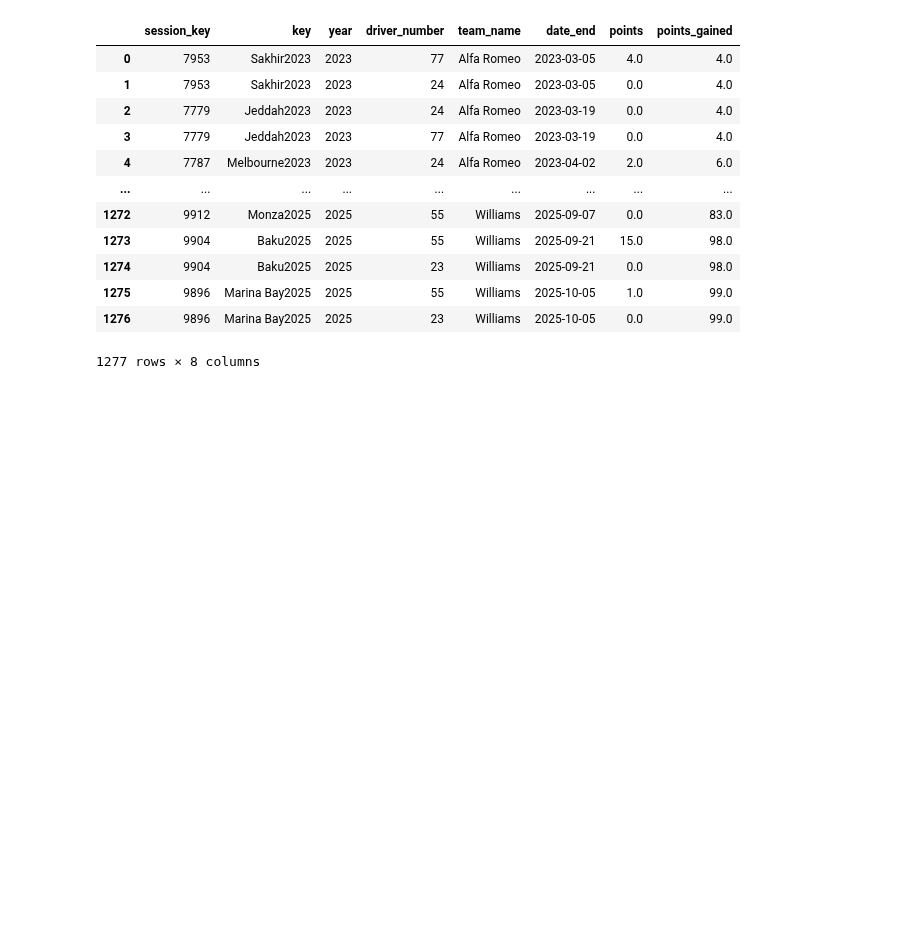
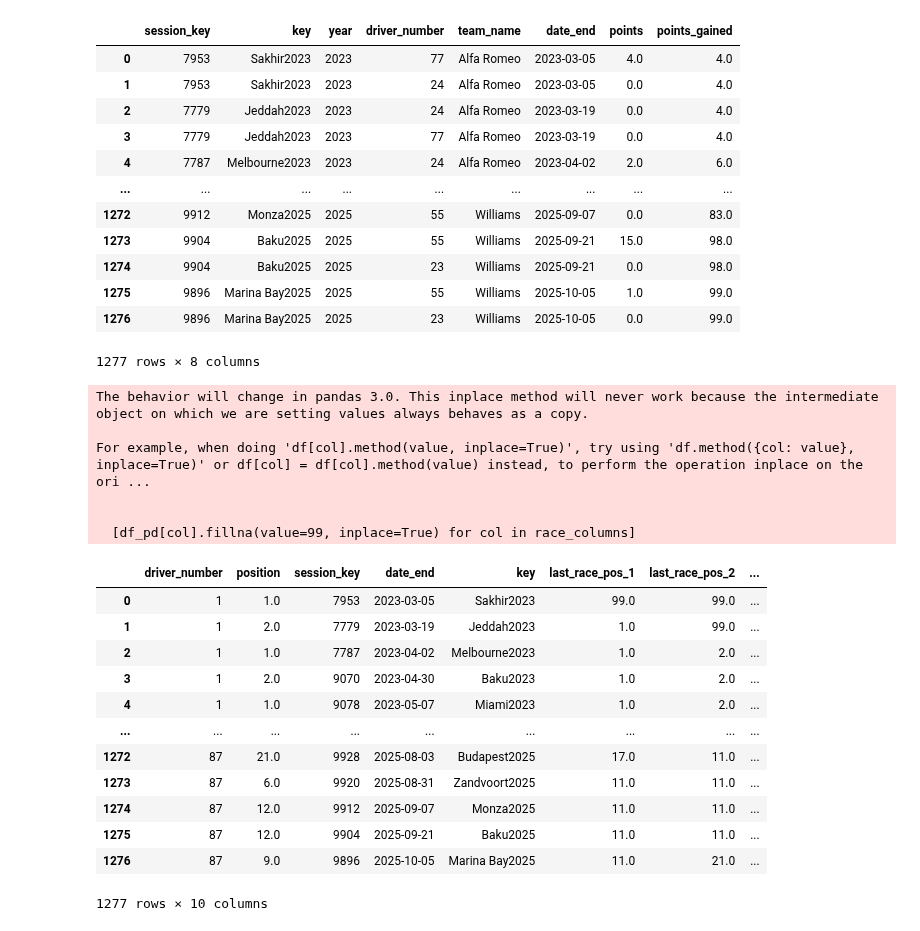
Before and after one commit to Grzegosh/Portfolio, a Jupyter notebook: F1/exploration.ipynb, the cells around one changed output. Drawn from its saved outputs; the diff is of its cells as text; code cells hidden in the pictures; blank space fills up the shorter version.

Commit message:
added possibility to calculate avg and std from last races

```diff
--- a/F1/exploration.ipynb
+++ b/F1/exploration.ipynb
@@ -172,3 +172,25 @@ DATAAGGREGATOR.get_racer_team_points(racer_team="team")
 | 1275 | 9896 | Marina Bay2025 | 2025 | 55 | Williams | 2025-10-05 | 1.0 | 99.0 |
 | 1276 | 9896 | Marina Bay2025 | 2025 | 23 | Williams | 2025-10-05 | 0.0 | 99.0 |
 1277 rows × 8 columns
+# %%
+DATAAGGREGATOR.get_last_races_result(n_races=5, race_type="Race", measure="position")
+# %% [output]
+The behavior will change in pandas 3.0. This inplace method will never work because the intermediate object on which we are setting values always behaves as a copy.
+
+For example, when doing 'df[col].method(value, inplace=True)', try using 'df.method({col: value}, inplace=True)' or df[col] = df[col].method(value) instead, to perform the operation inplace on the ori ...
+
+
+  [df_pd[col].fillna(value=99, inplace=True) for col in race_columns]
+|  | driver_number | position | session_key | date_end | key | last_race_pos_1 | last_race_pos_2 | ... |
+| 0 | 1 | 1.0 | 7953 | 2023-03-05 | Sakhir2023 | 99.0 | 99.0 | ... |
+| 1 | 1 | 2.0 | 7779 | 2023-03-19 | Jeddah2023 | 1.0 | 99.0 | ... |
+| 2 | 1 | 1.0 | 7787 | 2023-04-02 | Melbourne2023 | 1.0 | 2.0 | ... |
+| 3 | 1 | 2.0 | 9070 | 2023-04-30 | Baku2023 | 1.0 | 2.0 | ... |
+| 4 | 1 | 1.0 | 9078 | 2023-05-07 | Miami2023 | 1.0 | 2.0 | ... |
+| ... | ... | ... | ... | ... | ... | ... | ... | ... |
+| 1272 | 87 | 21.0 | 9928 | 2025-08-03 | Budapest2025 | 17.0 | 11.0 | ... |
+| 1273 | 87 | 6.0 | 9920 | 2025-08-31 | Zandvoort2025 | 11.0 | 11.0 | ... |
+| 1274 | 87 | 12.0 | 9912 | 2025-09-07 | Monza2025 | 11.0 | 11.0 | ... |
+| 1275 | 87 | 12.0 | 9904 | 2025-09-21 | Baku2025 | 11.0 | 11.0 | ... |
+| 1276 | 87 | 9.0 | 9896 | 2025-10-05 | Marina Bay2025 | 11.0 | 21.0 | ... |
+1277 rows × 10 columns
```
Also changed, not shown: parts of 1 cell of this notebook, 1 other file.
